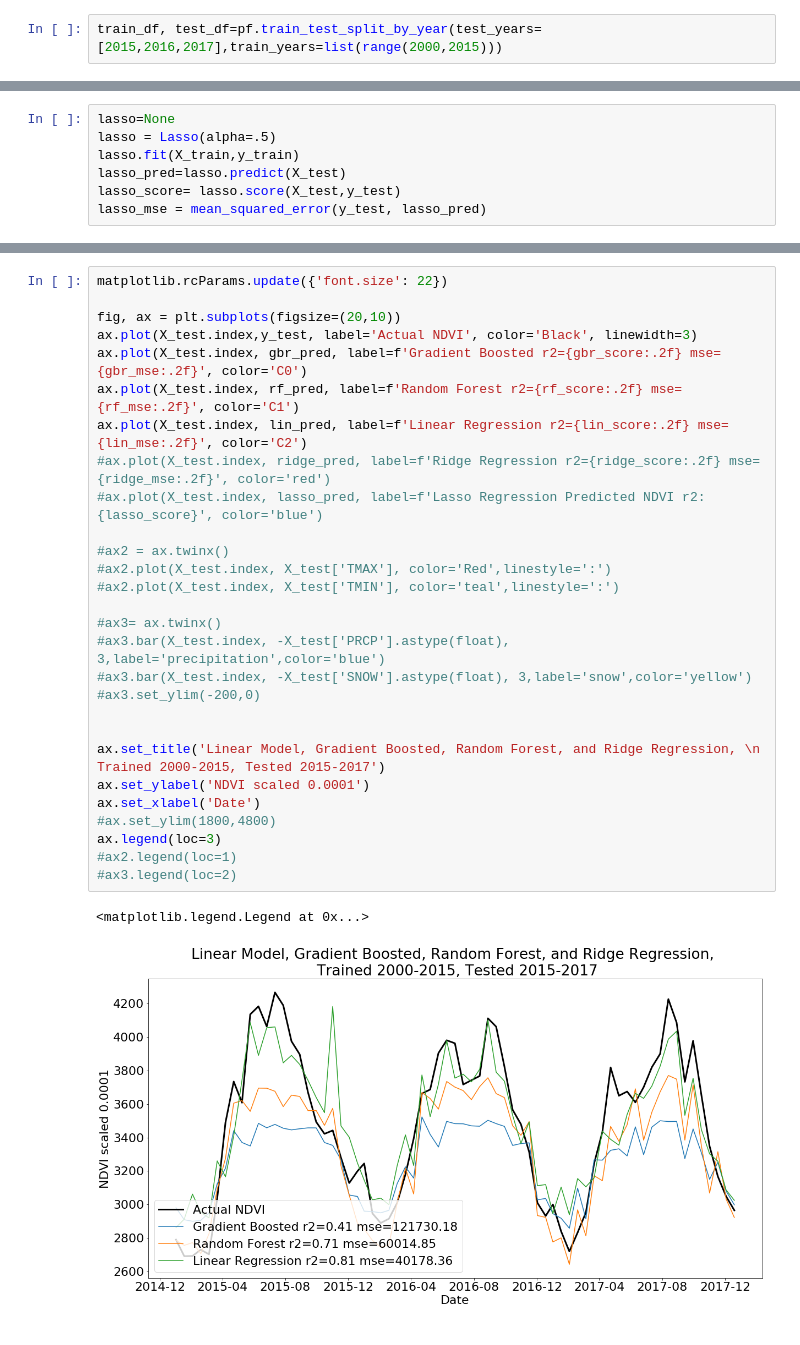
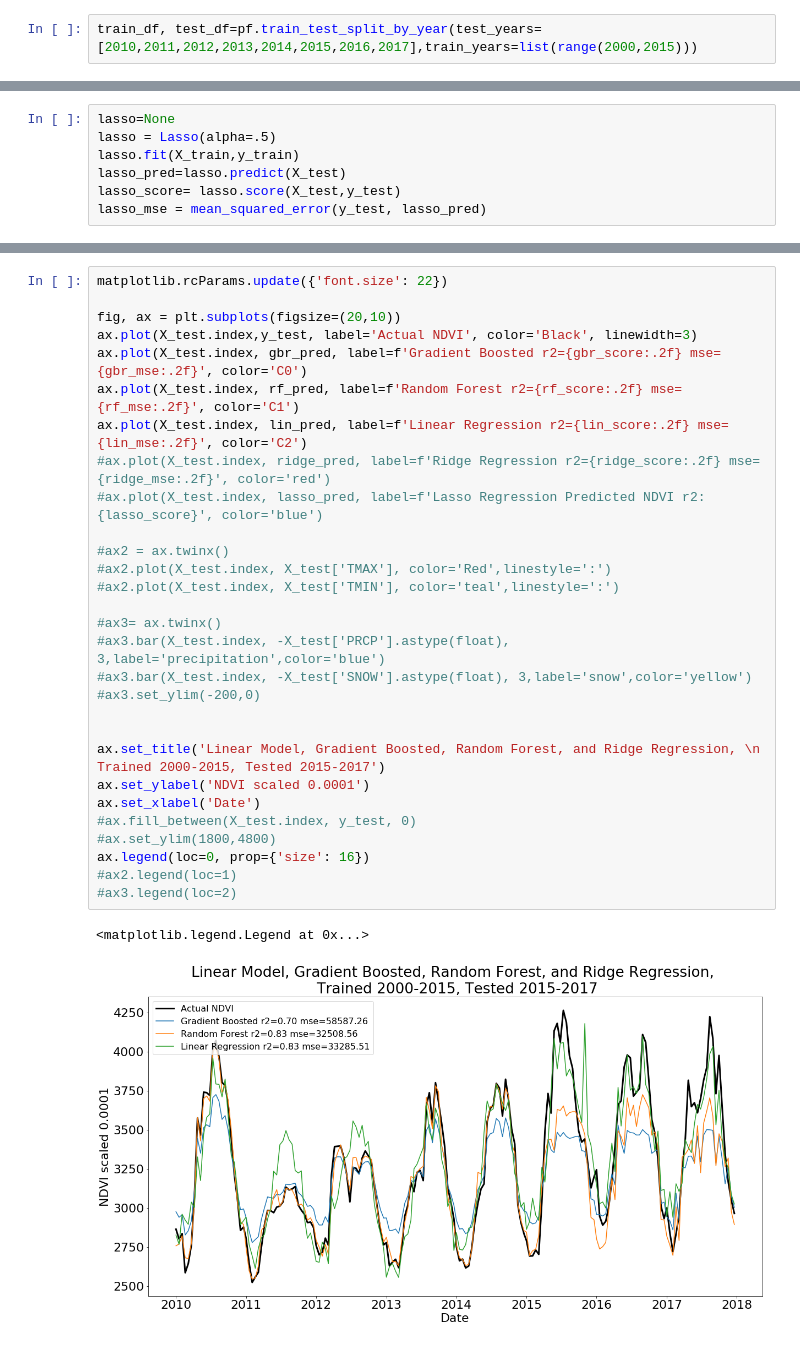
Before and after one commit to pberzins/plant_forecast, a Jupyter notebook: PlantForecast_demo.ipynb, the cells around one changed output, grey strips where cells are left out. Drawn from its saved outputs; the diff is of its cells as text.

```diff
--- a/PlantForecast_demo.ipynb
+++ b/PlantForecast_demo.ipynb
@@ -44,7 +45,7 @@ You are lagging for 365 days
 # %% [markdown]
 idfinder is a dictionary where you can pass in a station code and get an array with [lat,long,elevation,state], so you don't get too lost ;)
 # %%
-train_df, test_df=pf.train_test_split_by_year(test_years=[2015,2016,2017],train_years=list(range(2000,2015)))
+train_df, test_df=pf.train_test_split_by_year(test_years=[2010,2011,2012,2013,2014,2015,2016,2017],train_years=list(range(2000,2015)))
 # %%
 train_df.head()
 # %% [output]
@@ -99,31 +104,32 @@ lasso_mse = mean_squared_error(y_test, lasso_pred)
 # %%
 matplotlib.rcParams.update({'font.size': 22})
 
 fig, ax = plt.subplots(figsize=(20,10))
 ax.plot(X_test.index,y_test, label='Actual NDVI', color='Black', linewidth=3)
 ax.plot(X_test.index, gbr_pred, label=f'Gradient Boosted r2={gbr_score:.2f} mse={gbr_mse:.2f}', color='C0')
 ax.plot(X_test.index, rf_pred, label=f'Random Forest r2={rf_score:.2f} mse={rf_mse:.2f}', color='C1')
 ax.plot(X_test.index, lin_pred, label=f'Linear Regression r2={lin_score:.2f} mse={lin_mse:.2f}', color='C2')
 #ax.plot(X_test.index, ridge_pred, label=f'Ridge Regression r2={ridge_score:.2f} mse={ridge_mse:.2f}', color='red')
 #ax.plot(X_test.index, lasso_pred, label=f'Lasso Regression Predicted NDVI r2:{lasso_score}', color='blue')
 
 #ax2 = ax.twinx()
 #ax2.plot(X_test.index, X_test['TMAX'], color='Red',linestyle=':')
 #ax2.plot(X_test.index, X_test['TMIN'], color='teal',linestyle=':')
 
 #ax3= ax.twinx()
 #ax3.bar(X_test.index, -X_test['PRCP'].astype(float), 3,label='precipitation',color='blue')
 #ax3.bar(X_test.index, -X_test['SNOW'].astype(float), 3,label='snow',color='yellow')
 #ax3.set_ylim(-200,0)
 
 
 ax.set_title('Linear Model, Gradient Boosted, Random Forest, and Ridge Regression, \n Trained 2000-2015, Tested 2015-2017')
 ax.set_ylabel('NDVI scaled 0.0001')
 ax.set_xlabel('Date')
+#ax.fill_between(X_test.index, y_test, 0)
 #ax.set_ylim(1800,4800)
-ax.legend(loc=3)
+ax.legend(loc=0, prop={'size': 16})
 #ax2.legend(loc=1)
 #ax3.legend(loc=2)
 # %% [output]
 <matplotlib.legend.Legend at 0x...>
-[figure, old version]
+[figure, new version]
```
Also changed, not shown: parts of 4 cells of this notebook, 1 other file.
